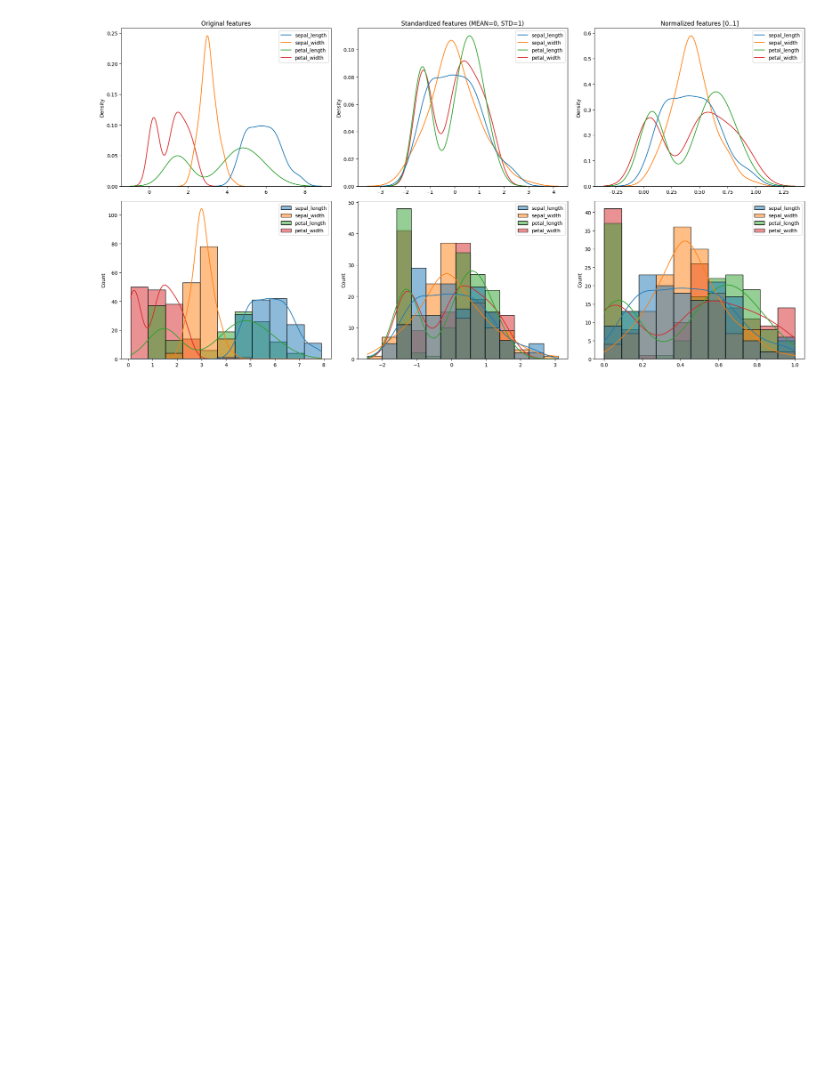
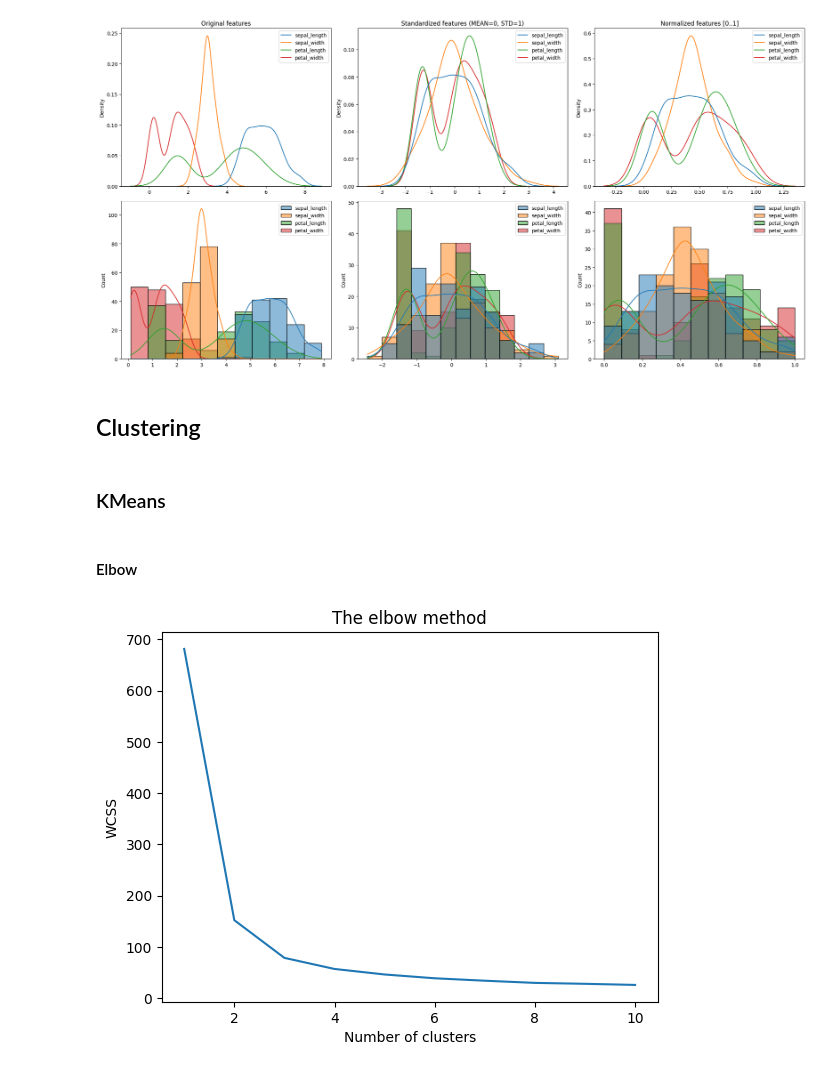
Before and after one commit to contento/lab.jupyter, a Jupyter notebook: dataset-iris.ipynb, the cells around one changed output. Cells and saved outputs as stored; diff of their text form; code cells hidden in the pictures; blank space fills up the shorter version.

```diff
--- a/dataset-iris.ipynb
+++ b/dataset-iris.ipynb
@@ -178,3 +178,35 @@ Standardized Features
 75%            0.58         0.54          0.69         0.71
 max            1.00         1.00          1.00         1.00
 [figure]
+# %% [markdown]
+## Clustering
+# %% [markdown]
+### KMeans
+# %% [markdown]
+#### Elbow
+# %%
+from sklearn.datasets import load_iris
+from sklearn.cluster import KMeans
+import matplotlib.pyplot as plt
+
+# Load Iris Dataset
+iris = load_iris()
+X = iris.data
+
+# WCSS (Within Cluster Sum of Squares)
+wcss = []
+
+# Calculating WCSS for different number of clusters
+for i in range(1, 11):
+    kmeans = KMeans(n_clusters=i, init='k-means++', max_iter=300, n_init=10, random_state=0)
+    kmeans.fit(X)
+    wcss.append(kmeans.inertia_)
+
+# Plotting the results onto a line graph to observe 'The elbow'
+plt.plot(range(1, 11), wcss)
+plt.title('The elbow method')
+plt.xlabel('Number of clusters')
+plt.ylabel('WCSS') # Within cluster sum of squares
+plt.show()
+# %% [output]
+[figure, added]
```
Also changed, not shown: parts of 4 cells of this notebook, 1 other file.
